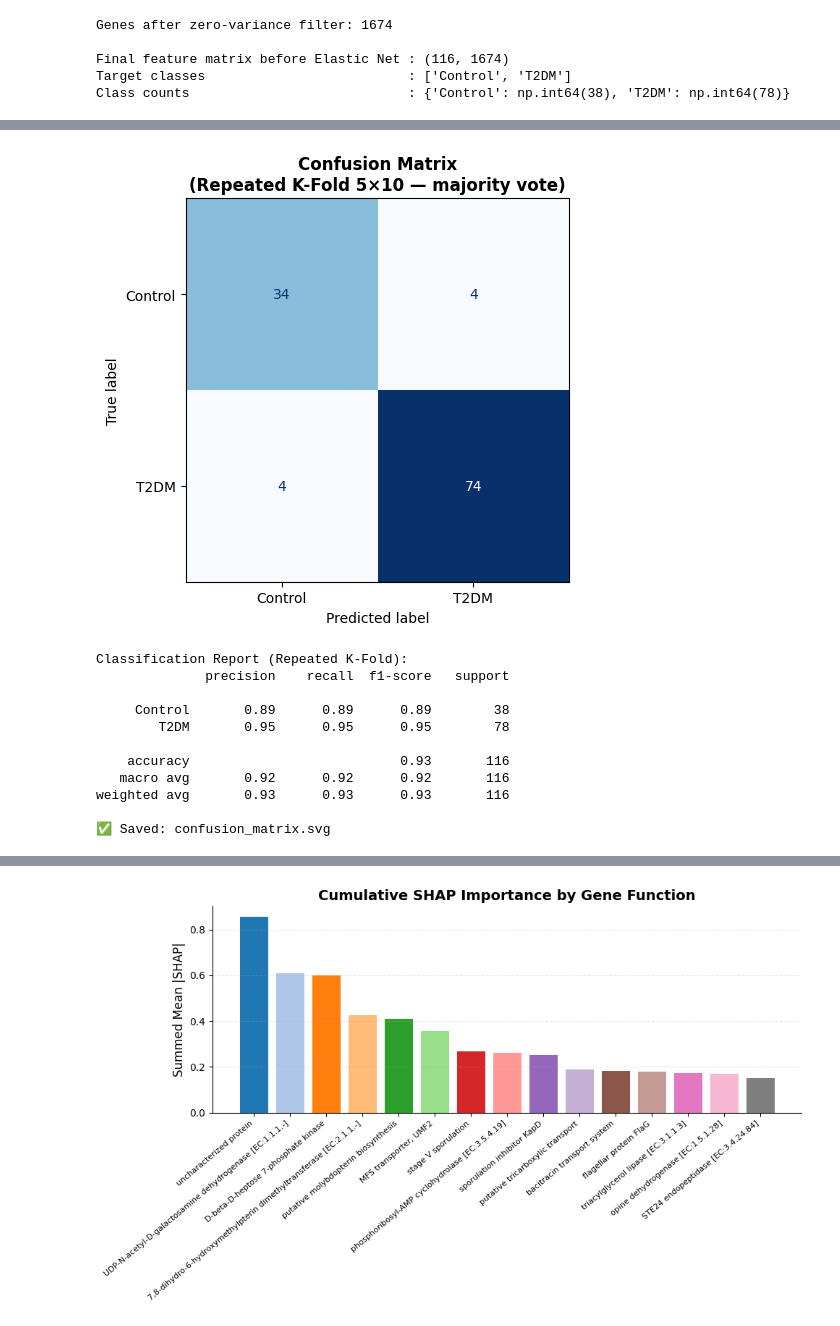
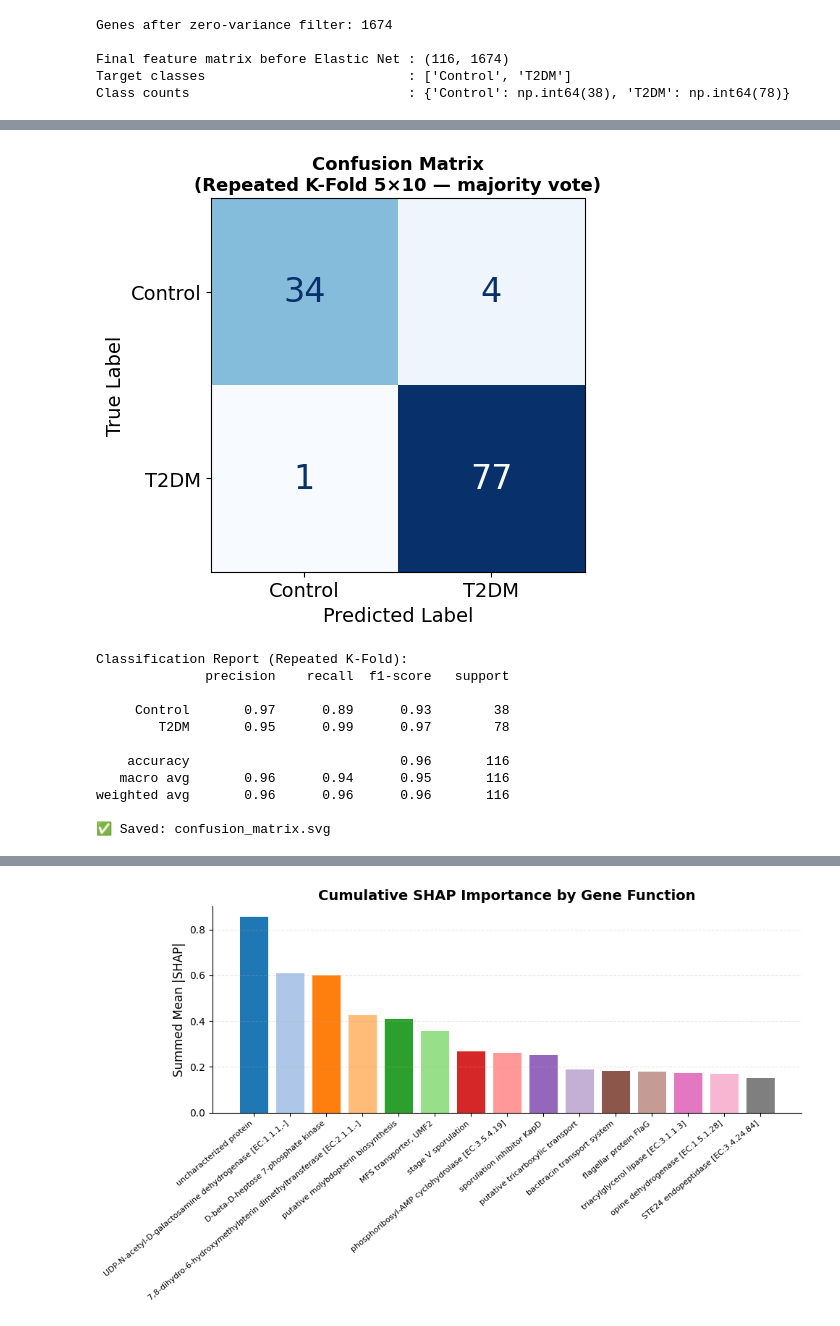
Before and after one commit to nibaskumar93n-debug/Morphoinformatics, a Jupyter notebook: ElasticNet_gene_Repeatedkfold_SHAP.ipynb, the cells around one changed output, grey strips where cells are left out. Cells and saved outputs as stored; diff of their text form; code cells hidden in the pictures.

```diff
--- a/ElasticNet_gene_Repeatedkfold_SHAP.ipynb
+++ b/ElasticNet_gene_Repeatedkfold_SHAP.ipynb
@@ -264,15 +261,13 @@ for fold_i, (train_idx, test_idx) in enumerate(cv_outer.split(X, y)):
     X_tr, X_te = X[train_idx], X[test_idx]
     y_tr, y_te = y[train_idx], y[test_idx]
 
-    # ── Inner CV: hyperparameter tuning on train fold only ─────────
     cv_inner = RepeatedStratifiedKFold(n_splits=3, n_repeats=5,
                                         random_state=RANDOM_STATE)
     search = RandomizedSearchCV(
         XGBClassifier(
-            eval_metric      = "mlogloss" if n_classes > 2 else "logloss",
-            scale_pos_weight = scale_pos_weight,
-            random_state     = RANDOM_STATE,
-            n_jobs           = -1,
+            eval_metric  = "mlogloss" if n_classes > 2 else "logloss",
+            random_state = RANDOM_STATE,
+            n_jobs       = -1,
         ),
         param_distributions = param_dist,
         n_iter       = 30,
@@ -303,21 +298,19 @@ print(f"  Std AUC  : {cv_scores.std():.4f}")
 print(f"  Min AUC  : {cv_scores.min():.4f}")
 print(f"  Max AUC  : {cv_scores.max():.4f}")
 
-# ── Most common best params across folds ──────────────────────────
+param_keys  = list(param_dist.keys())
 best_params = {}
-for key in param_dist.keys():
+for key in param_keys:
     values = [p[key] for p in best_params_per_fold]
     best_params[key] = Counter(values).most_common(1)[0][0]
 
 print(f"\nMost frequent best params : {best_params}")
 
-# ── Final model on ALL data ────────────────────────────────────────
 model = XGBClassifier(
     **best_params,
-    eval_metric      = "mlogloss" if n_classes > 2 else "logloss",
-    scale_pos_weight = scale_pos_weight,
-    random_state     = RANDOM_STATE,
-    n_jobs           = -1,
+    eval_metric  = "mlogloss" if n_classes > 2 else "logloss",
+    random_state = RANDOM_STATE,
+    n_jobs       = -1,
 )
 model.fit(X, y)
 print("\n✅ Final model trained on full dataset")
@@ -489,50 +482,53 @@ rskf = RepeatedStratifiedKFold(n_splits=N_CV_FOLDS, n_repeats=N_REPEATS,
 for train_idx, test_idx in rskf.split(X, y):
     fold_model = XGBClassifier(
         **best_params,
-        eval_metric      = "mlogloss" if n_classes > 2 else "logloss",
-        scale_pos_weight = scale_pos_weight,
-        random_state     = RANDOM_STATE,
-        n_jobs           = -1,
+        eval_metric  = "mlogloss" if n_classes > 2 else "logloss",
+        random_state = RANDOM_STATE,
+        n_jobs       = -1,
     )
     fold_model.fit(X[train_idx], y[train_idx])
     fold_preds = fold_model.predict(X[test_idx])
     for idx, pred in zip(test_idx, fold_preds):
         sample_preds[idx].append(pred)
 
 y_pred_cv = np.array([
     stats.mode(sample_preds[i], keepdims=True).mode[0]
     for i in range(len(X))
 ])
 
 fig, ax = plt.subplots(figsize=(6, 5))
-ConfusionMatrixDisplay.from_predictions(
+disp = ConfusionMatrixDisplay.from_predictions(
     y, y_pred_cv,
     display_labels = classes,
     cmap           = "Blues",
     ax             = ax,
-    colorbar       = False
+    colorbar       = False,
+    text_kw        = {"fontsize": 24}   # ← bigger numbers inside matrix
 )
 ax.set_title(f"Confusion Matrix\n(Repeated K-Fold {N_CV_FOLDS}×{N_REPEATS} — majority vote)",
-              fontsize=12, fontweight="bold")
+              fontsize=13, fontweight="bold")
+ax.set_xlabel("Predicted Label", fontsize=14)
+ax.set_ylabel("True Label", fontsize=14)
+ax.tick_params(axis='both', labelsize=14)   # ← bigger class label text
 
 plt.tight_layout()
 plt.savefig("confusion_matrix.svg", dpi=300, bbox_inches="tight")
 plt.show()
 
 print("\nClassification Report (Repeated K-Fold):")
 print(classification_report(y, y_pred_cv, target_names=classes))
 print("✅ Saved: confusion_matrix.svg")
 # %% [output]
-[figure, old version]
+[figure, new version]
 Classification Report (Repeated K-Fold):
               precision    recall  f1-score   support
 
-     Control       0.89      0.89      0.89        38
-        T2DM       0.95      0.95      0.95        78
+     Control       0.97      0.89      0.93        38
+        T2DM       0.95      0.99      0.97        78
 
-    accuracy                           0.93       116
-   macro avg       0.92      0.92      0.92       116
-weighted avg       0.93      0.93      0.93       116
+    accuracy                           0.96       116
+   macro avg       0.96      0.94      0.95       116
+weighted avg       0.96      0.96      0.96       116
 
 ✅ Saved: confusion_matrix.svg
 # %%
```
Also changed, not shown: parts of 9 cells of this notebook.
